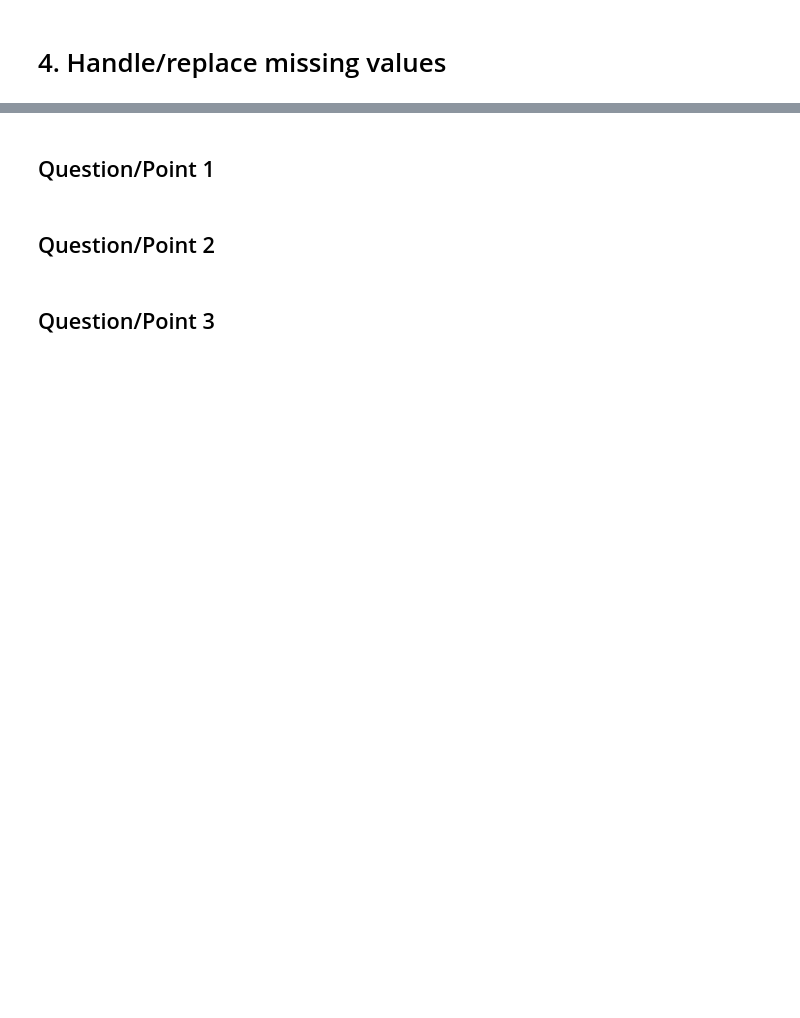
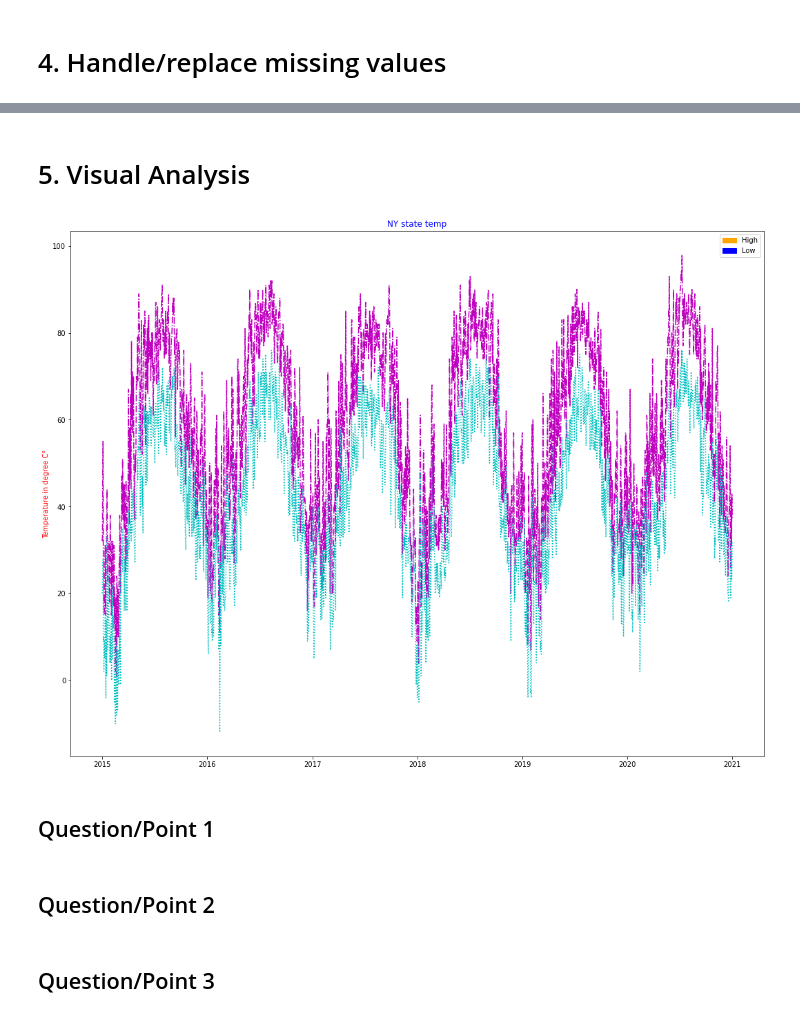
Before and after one commit to Alex-Kamenev/Weather_Data_EDA_2015_2020, a Jupyter notebook: Weather_Project.ipynb, the cells around one changed output, grey strips where cells are left out. Saved outputs shown, nothing was run; the diff lists cells and outputs as text; code cells hidden in the pictures; blank space fills up the shorter version.

```diff
--- a/Weather_Project.ipynb
+++ b/Weather_Project.ipynb
@@ -51,0 +269,2 @@ dtype: int64
+# %%
+list_of_stations = data.get_unique('STATION')
@@ -51,0 +276,2 @@ dtype: int64
+# %%
+df_0 = data.get_df()[data.get_df()['STATION'] == list_of_stations[0]]
@@ -52,3 +294,9 @@ dtype: int64
+# %% [markdown]
+# 5. Visual Analysis
+# %%
+data.plot_temp_high_low(df_0['TMAX'], df_0['TMIN'], df_0['DATE'])
+# %% [output]
+[figure, added]
 # %% [markdown]
 ## Question/Point 1
 # %% [markdown]
```
Also changed, not shown: parts of 35 cells of this notebook, 2 other files.
